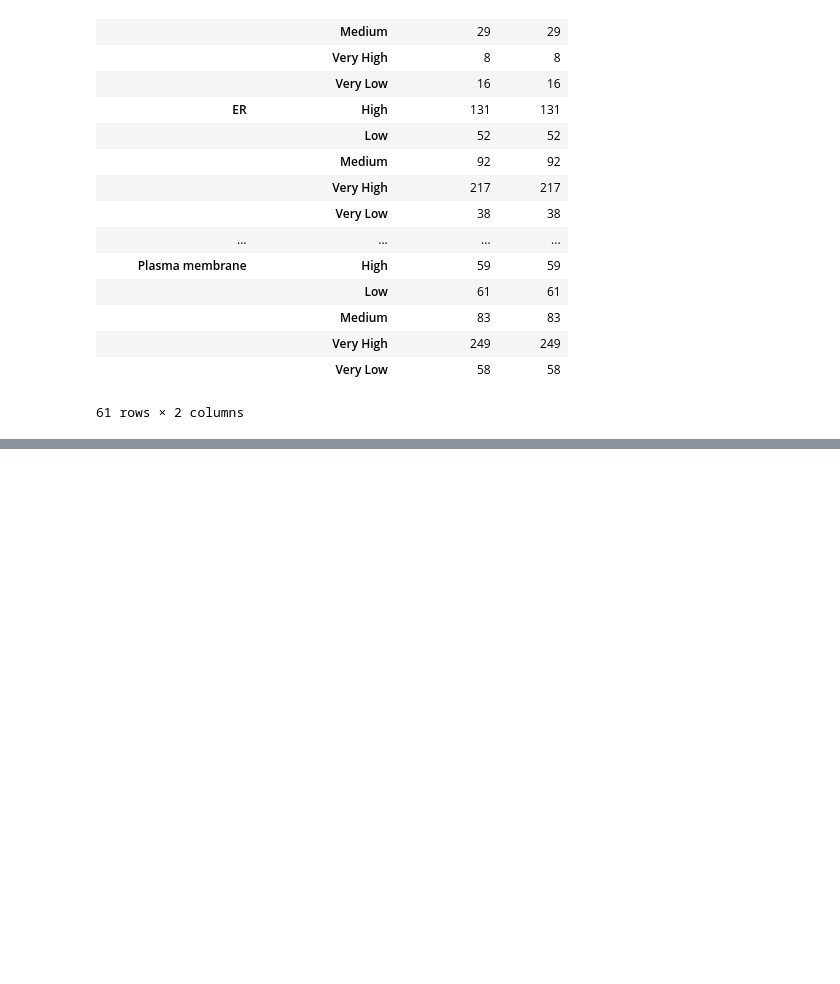
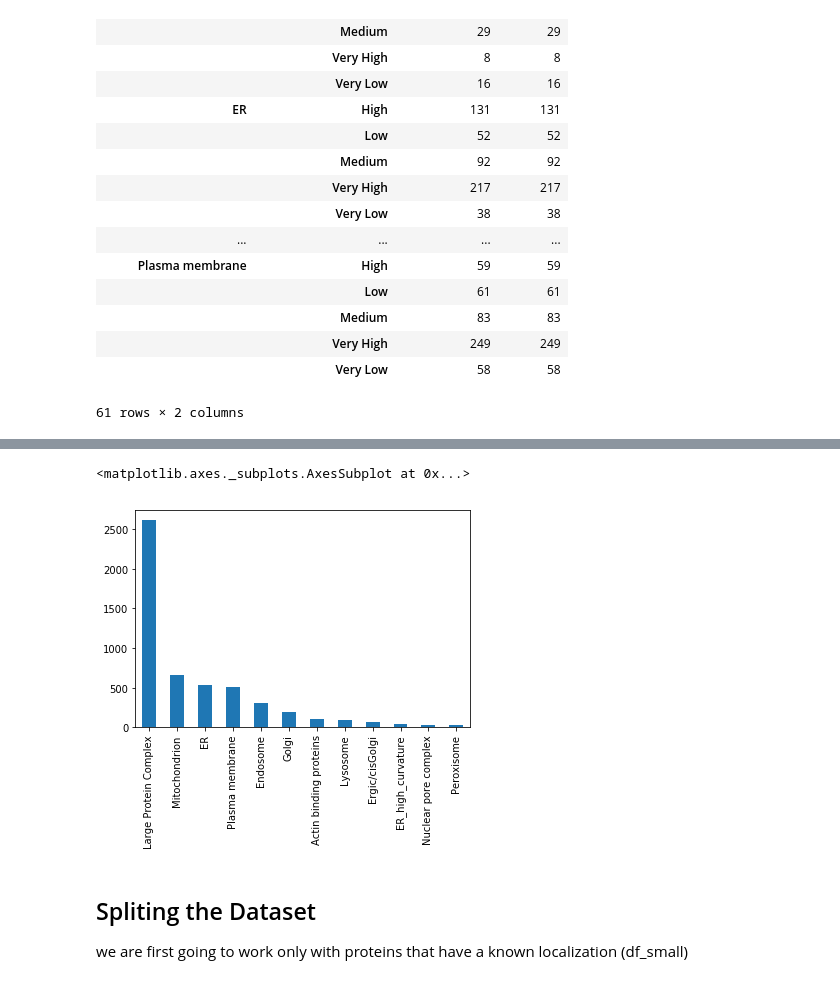
Before and after one commit to JulieRojas/Protein_Localisation_ML, a Jupyter notebook: Analysis_data.ipynb, the cells around one changed output, grey strips where cells are left out. Cells and saved outputs as stored; diff of their text form; code cells hidden in the pictures; blank space fills up the shorter version.

Commit message:
Jupyter notebook data analysis, test and train set created.

```diff
--- a/Analysis_data.ipynb
+++ b/Analysis_data.ipynb
@@ -45,0 +85,3 @@ re
+# %%
+df_small = pd.read_csv('data/Dataset_onlyPredict.csv', sep="\t")
+df_small.head()
@@ -45,0 +128,9 @@ re
+# %%
+df_small['Compartment Prediction'].value_counts().plot.bar()
+# %% [output]
+<matplotlib.axes._subplots.AxesSubplot at 0x...>
+[figure, added]
+# %% [markdown]
+## Spliting the Dataset
+
+we are first going to work only with proteins that have a known localization (df_small)
```
Also changed, not shown: parts of 9 cells of this notebook, 4 other files.
